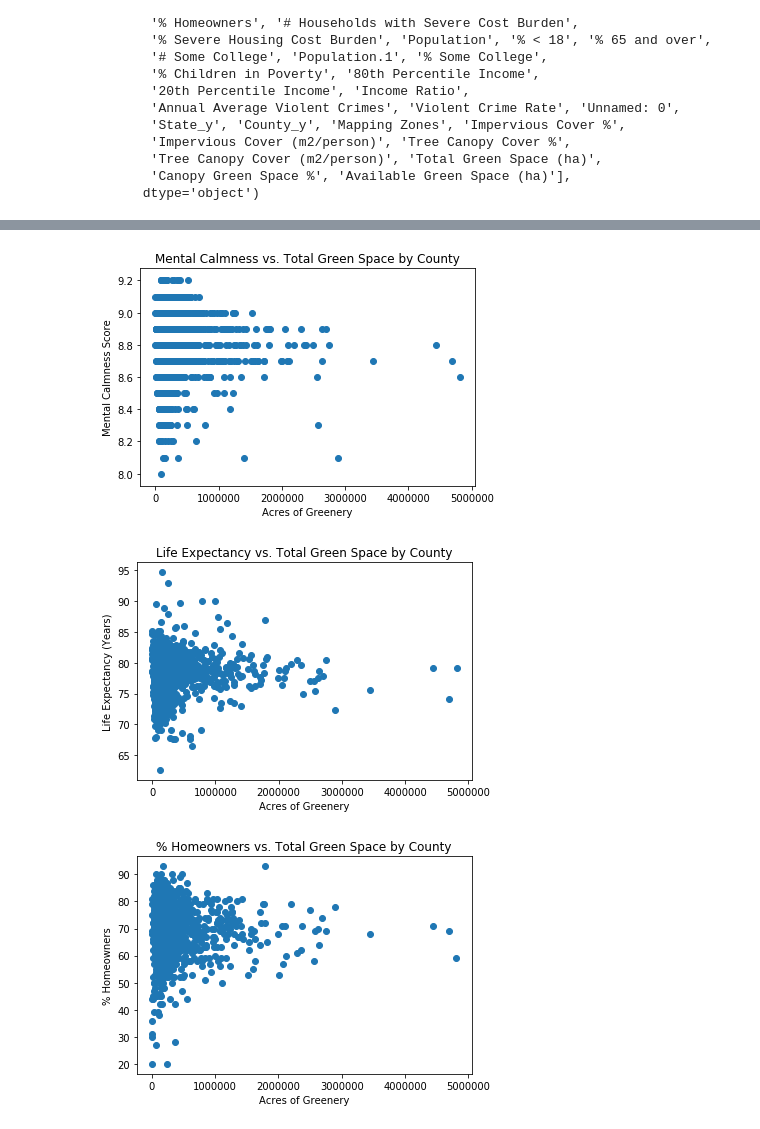
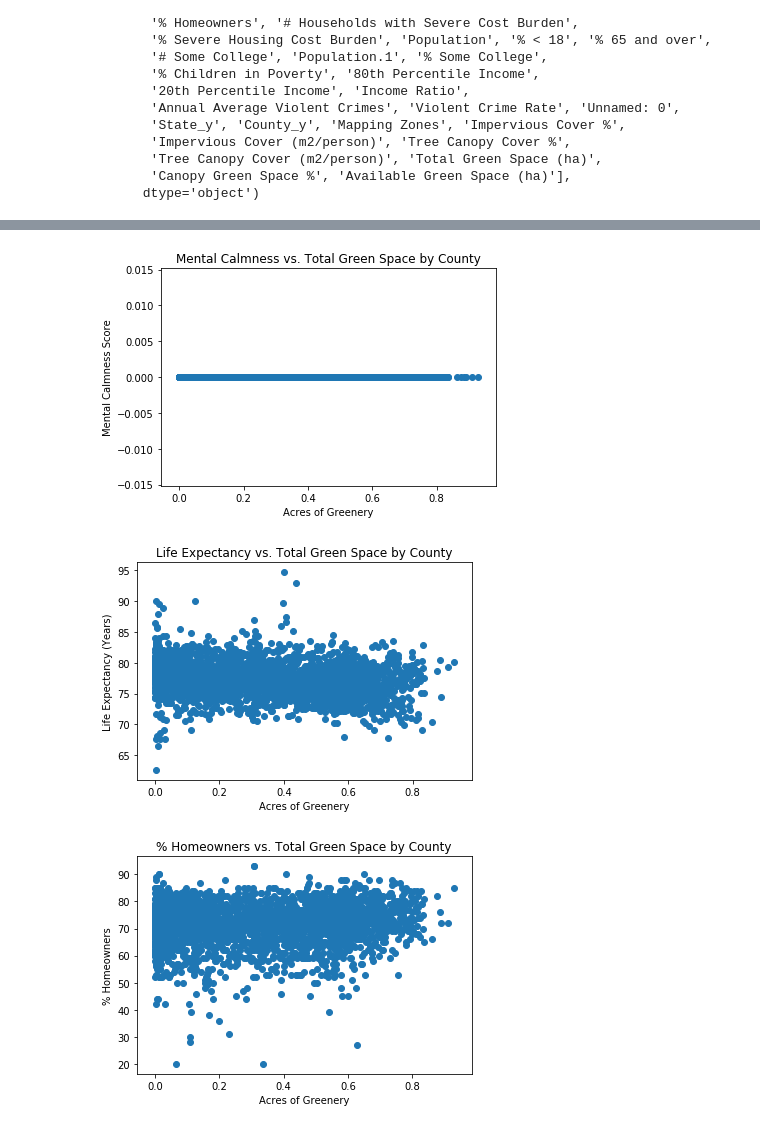
Before and after one commit to Persephone007/Forest-Density-and-Happiness, a Jupyter notebook: workbooks code/Forest_Merge_HappinessIndex.ipynb, the cells around one changed output, grey strips where cells are left out. Cells and saved outputs as stored; diff of their text form; code cells hidden in the pictures.

```diff
--- a/workbooks code/Forest_Merge_HappinessIndex.ipynb
+++ b/workbooks code/Forest_Merge_HappinessIndex.ipynb
@@ -27,11 +27,11 @@ tree_data.head(15)
 | 13 | Alabama | Clay | County | 54 | 0.002057 | 225.835555 | ... |
 | 14 | Alabama | Cleburne | County | 54 | 0.004677 | 479.573037 | ... |
 # %%
-Fips_data_to_load =(r"C:\Users\lecha\Desktop\Forrest_Project\workbooks code\Resources\FIPSCODE.csv")
+Fips_data_to_load =(r"FIPSCODE.csv")
 fips_data = pd.read_csv(Fips_data_to_load)
 
 
-forest_data_to_load = (r"C:\Users\lecha\Desktop\Forrest_Project\workbooks code\Resources\Forest_Data_Counties_Scrub.csv")
+forest_data_to_load = (r"Forest_Data_Counties_Scrub.csv")
 forest_data = pd.read_csv(forest_data_to_load)
 forest_data.head(15)
 
@@ -56,7 +56,7 @@ forest_fips.head(30)
 | 28 | 32 | AL | Franklin | 46 | 0.008512 | 447.522660 | ... |
 | 29 | 33 | AL | Geneva | 46 | 0.006043 | 348.051545 | ... |
 # %%
-health_data_to_load = (r"C:\Users\lecha\Desktop\Forrest_Project\workbooks code\Resources\Health_Data_CSV.csv")
+health_data_to_load = (r"Health_Data_CSV.csv")
 
 health_data = pd.read_csv(health_data_to_load)
 
@@ -250,5 +267,5 @@ KeyError: '% Mentally Comfortable Score'
 # %%
-plt.scatter(happinessindex_df["Total Green Space (ha)"],happinessindex_df["% Mentally Calm Score"],
+plt.scatter(happinessindex_df["Canopy Green Space %"],happinessindex_df["% Mentally Calm Score"],
            label = "Mental Calmness")
 plt.title("Mental Calmness vs. Total Green Space by County")
 plt.xlabel("Acres of Greenery")
@@ -256,19 +273,19 @@ plt.ylabel("Mental Calmness Score")
 
 plt.show()
 # %% [output]
-[figure, old version]
+[figure, new version]
 # %%
-plt.scatter(happinessindex_df["Total Green Space (ha)"],happinessindex_df["Life Expectancy"],
+plt.scatter(happinessindex_df["Canopy Green Space %"],happinessindex_df["Life Expectancy"],
            label = "Life Expectancy")
 plt.title("Life Expectancy vs. Total Green Space by County")
 plt.xlabel("Acres of Greenery")
 plt.ylabel("Life Expectancy (Years)")
 
 plt.show()
 # %% [output]
-[figure, old version]
+[figure, new version]
 # %%
-plt.scatter(happinessindex_df["Total Green Space (ha)"],happinessindex_df["% Homeowners"],
+plt.scatter(happinessindex_df["Canopy Green Space %"],happinessindex_df["% Homeowners"],
            label = "Percent Homeowners")
 plt.title("% Homeowners vs. Total Green Space by County")
 plt.xlabel("Acres of Greenery")
@@ -276,5 +293,5 @@ plt.ylabel("% Homeowners")
 
 plt.show()
 # %% [output]
-[figure, old version]
+[figure, new version]
 # %%
```
Also changed, not shown: parts of 7 cells of this notebook, 7 other files.
